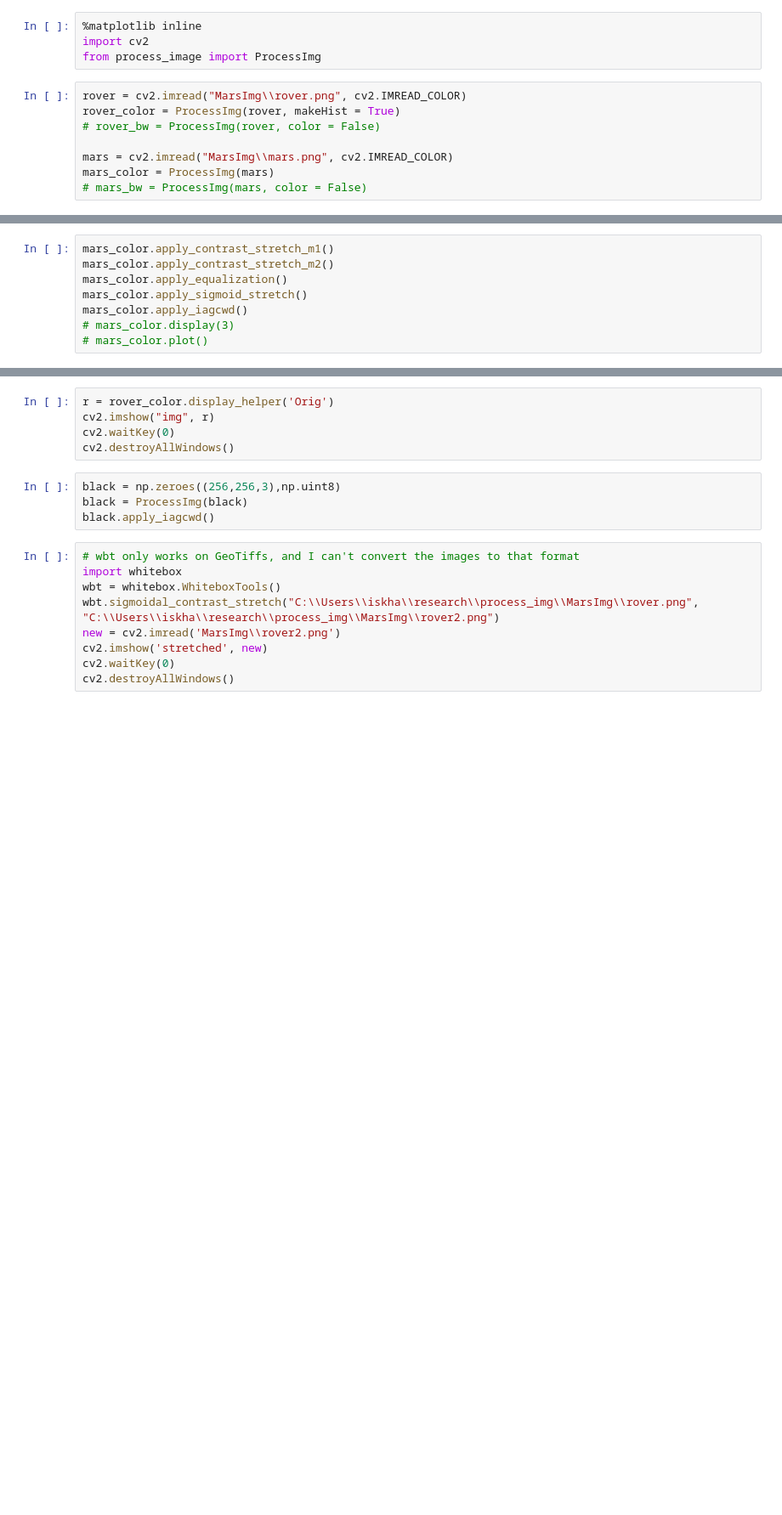
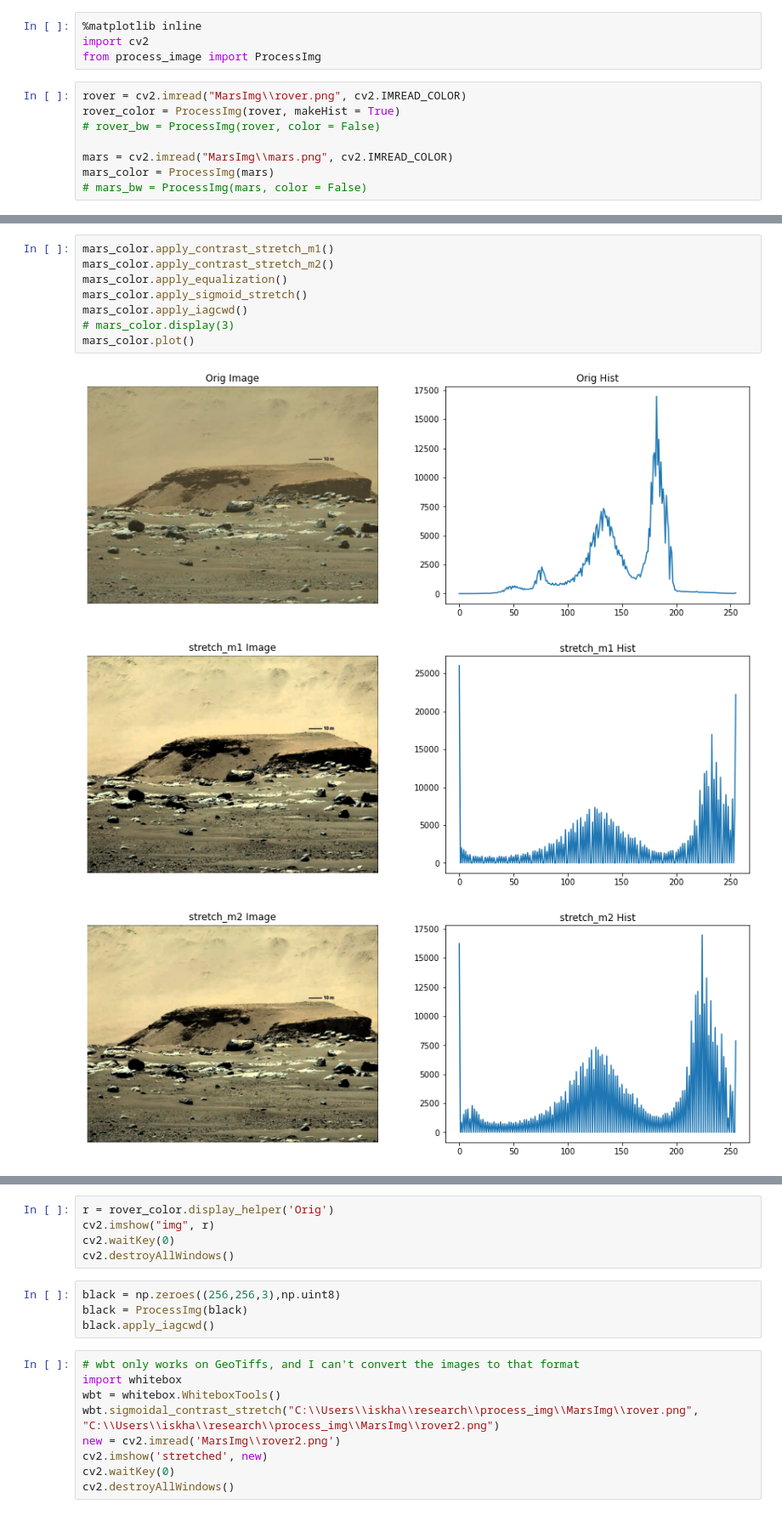
Before and after one commit to iskhakov-s/contrastStretch, a Jupyter notebook: Mars.ipynb, the cells around one changed output, grey strips where cells are left out. Shown at 85% size. Cells and saved outputs as stored; diff of their text form; blank space fills up the shorter version.

```diff
--- a/Mars.ipynb
+++ b/Mars.ipynb
@@ -20,8 +27,12 @@ rover_color.apply_iagcwd()
 # %%
 mars_color.apply_contrast_stretch_m1()
 mars_color.apply_contrast_stretch_m2()
 mars_color.apply_equalization()
 mars_color.apply_sigmoid_stretch()
 mars_color.apply_iagcwd()
 # mars_color.display(3)
-# mars_color.plot()
+mars_color.plot()
+# %% [output]
+[figure, added]
+[figure, added]
+[figure, added]
```
Also changed, not shown: parts of 3 cells of this notebook, 2 other files.
